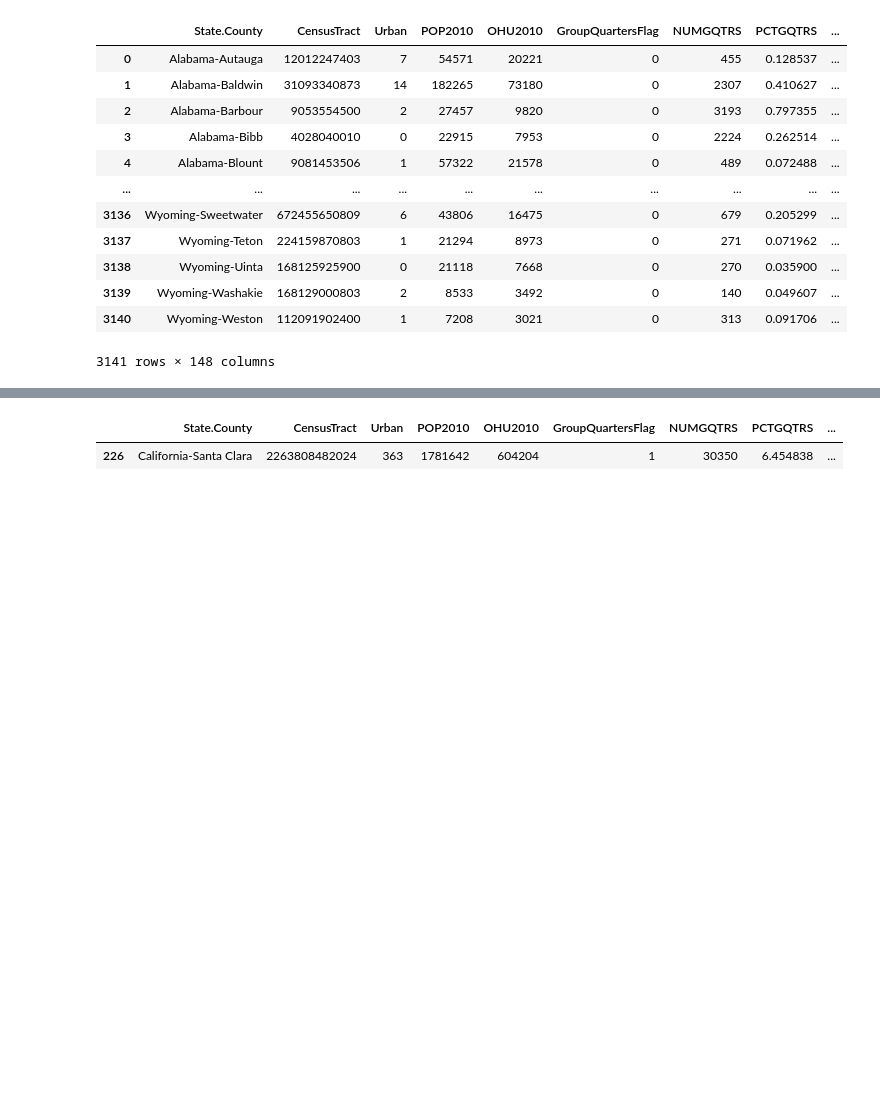
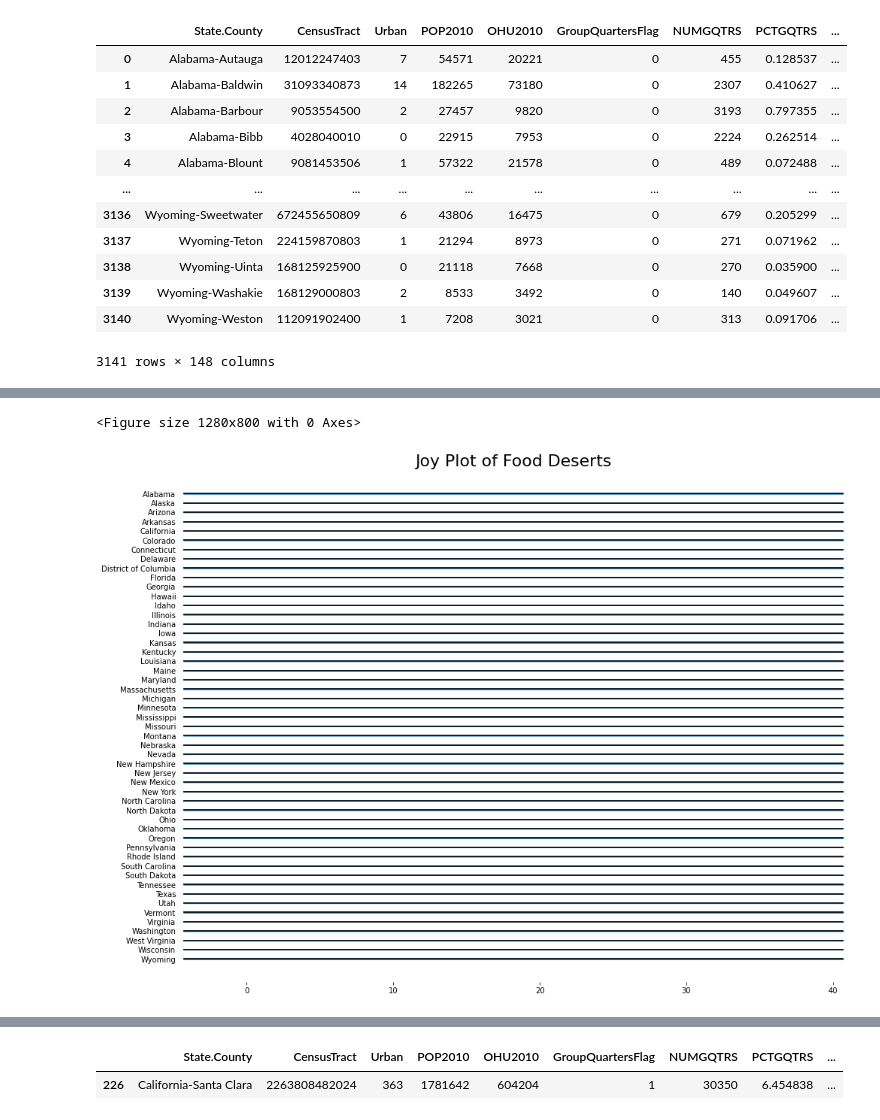
Before and after one commit to priyamittal96/project_1, a Jupyter notebook: Sun9pm notebooks/Priya22.ipynb, the cells around one changed output, grey strips where cells are left out. Saved outputs shown, nothing was run; the diff lists cells and outputs as text; code cells hidden in the pictures; blank space fills up the shorter version.

```diff
--- a/Sun9pm notebooks/Priya22.ipynb
+++ b/Sun9pm notebooks/Priya22.ipynb
@@ -150,0 +258,11 @@ plt.show()
+# %%
+# Draw Plot
+plt.figure(figsize=(16,10), dpi= 80)
+fig, axes = joypy.joyplot(desertdf5, column=['Desert vs POP'], by="State", ylim='own', figsize=(14,10))
+
+# Decoration
+plt.title('Joy Plot of Food Deserts', fontsize=22)
+plt.show()
+# %% [output]
+<Figure size 1280x800 with 0 Axes>
+[figure, added]
```
Also changed, not shown: parts of 10 cells of this notebook, 2 other files.
